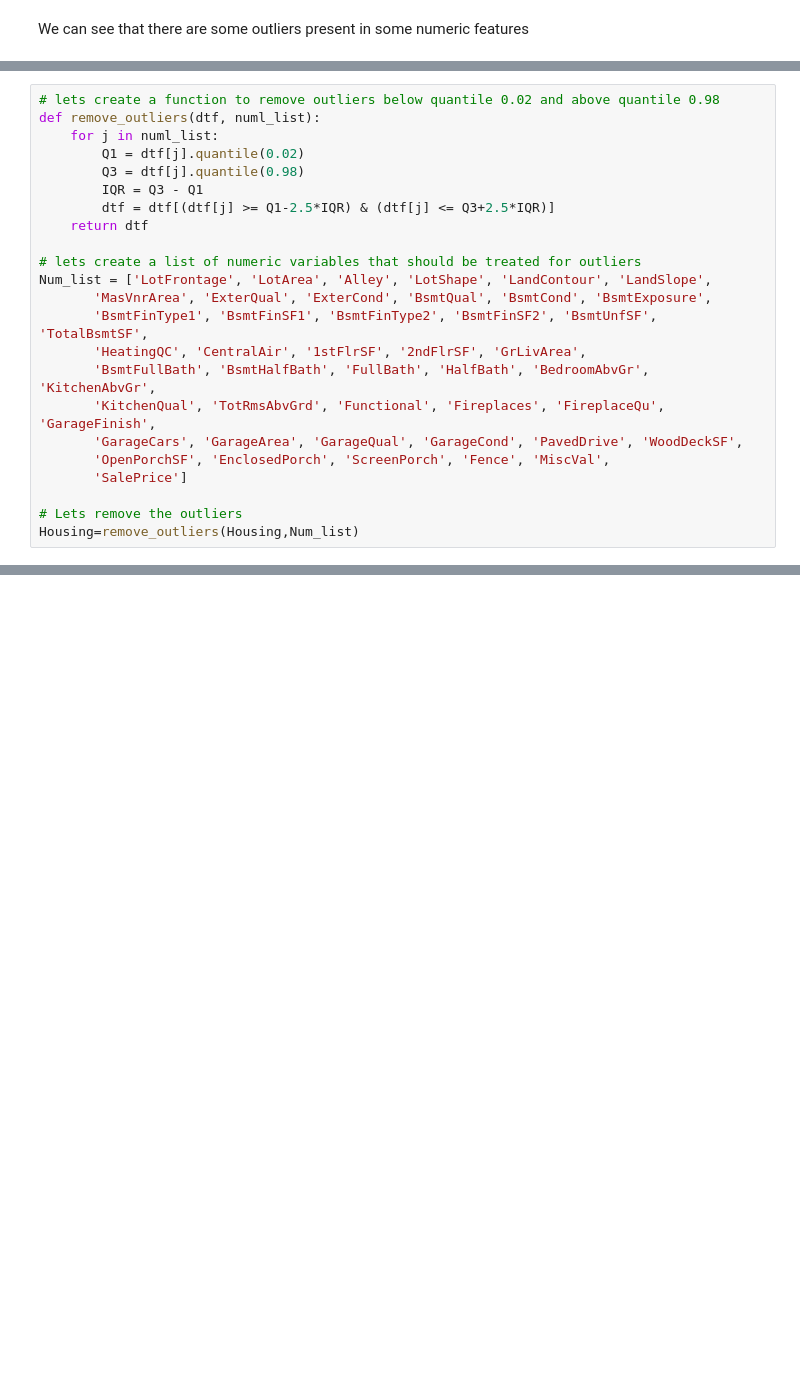
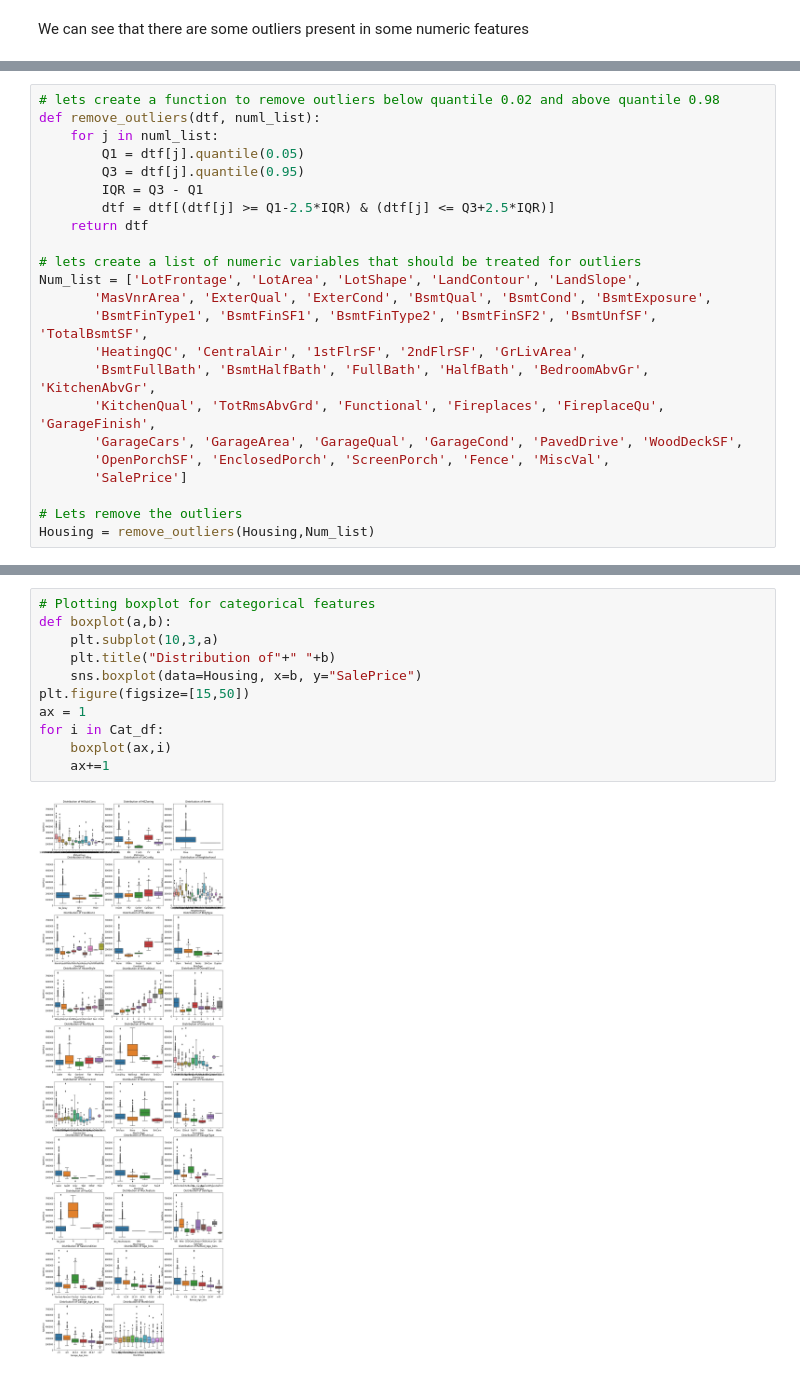
Before and after one commit to Veneeshkrishnan/Housing_price_case_study, a Jupyter notebook: Housing_price_case_study.ipynb, the cells around one changed output, grey strips where cells are left out. Drawn from its saved outputs; the diff is of its cells as text; blank space fills up the shorter version.

Commit message:
data preparation

```diff
--- a/Housing_price_case_study.ipynb
+++ b/Housing_price_case_study.ipynb
@@ -475,14 +443,14 @@ Num_df
 # lets create a function to remove outliers below quantile 0.02 and above quantile 0.98
 def remove_outliers(dtf, numl_list):
     for j in numl_list:
-        Q1 = dtf[j].quantile(0.02)
-        Q3 = dtf[j].quantile(0.98)
+        Q1 = dtf[j].quantile(0.05)
+        Q3 = dtf[j].quantile(0.95)
         IQR = Q3 - Q1
         dtf = dtf[(dtf[j] >= Q1-2.5*IQR) & (dtf[j] <= Q3+2.5*IQR)]
     return dtf
 
 # lets create a list of numeric variables that should be treated for outliers
-Num_list = ['LotFrontage', 'LotArea', 'Alley', 'LotShape', 'LandContour', 'LandSlope',
+Num_list = ['LotFrontage', 'LotArea', 'LotShape', 'LandContour', 'LandSlope',
        'MasVnrArea', 'ExterQual', 'ExterCond', 'BsmtQual', 'BsmtCond', 'BsmtExposure',
        'BsmtFinType1', 'BsmtFinSF1', 'BsmtFinType2', 'BsmtFinSF2', 'BsmtUnfSF', 'TotalBsmtSF',
        'HeatingQC', 'CentralAir', '1stFlrSF', '2ndFlrSF', 'GrLivArea',
@@ -493,4 +461,4 @@ Num_list = ['LotFrontage', 'LotArea', 'Alley', 'LotShape', 'LandContour', 'LandS
        'SalePrice']
 
 # Lets remove the outliers
-Housing=remove_outliers(Housing,Num_list)
+Housing = remove_outliers(Housing,Num_list)
@@ -591,0 +562,13 @@ plt.show()
+# %%
+# Plotting boxplot for categorical features
+def boxplot(a,b):
+    plt.subplot(10,3,a)
+    plt.title("Distribution of"+" "+b)
+    sns.boxplot(data=Housing, x=b, y="SalePrice")
+plt.figure(figsize=[15,50])
+ax = 1
+for i in Cat_df:
+    boxplot(ax,i)
+    ax+=1
+# %% [output]
+[figure, added]
```
Also changed, not shown: parts of 83 cells of this notebook.
